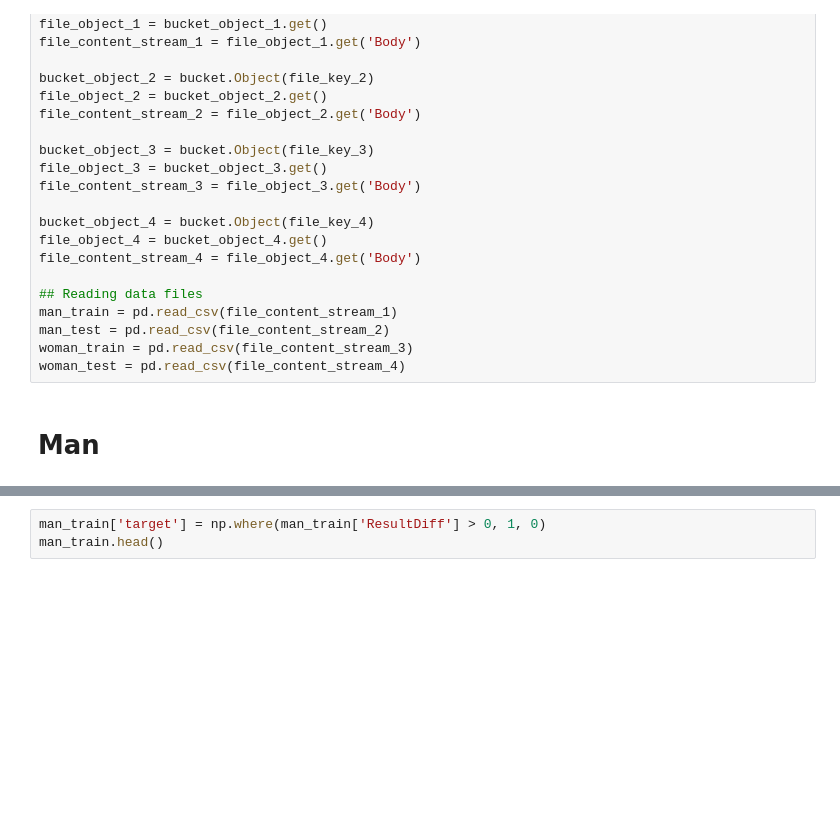
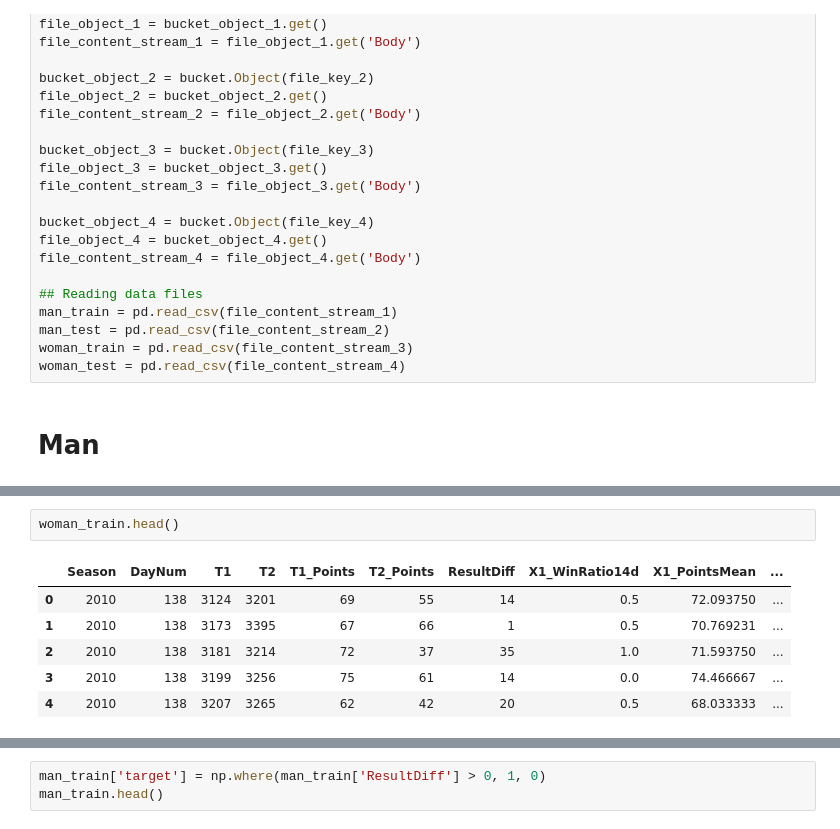
Before and after one commit to Analytics-Data-Science-and-Tech/Analytics_Data_Science, a Jupyter notebook: March-Mania-2023/Data_Exploration.ipynb, the cells around one changed output, grey strips where cells are left out. Saved outputs shown, nothing was run; the diff lists cells and outputs as text; blank space fills up the shorter version.

```diff
--- a/March-Mania-2023/Data_Exploration.ipynb
+++ b/March-Mania-2023/Data_Exploration.ipynb
@@ -84,0 +85,9 @@ man_test.head()
+# %%
+woman_train.head()
+# %% [output]
+|  | Season | DayNum | T1 | T2 | T1_Points | T2_Points | ResultDiff | X1_WinRatio14d | X1_PointsMean | ... |
+| 0 | 2010 | 138 | 3124 | 3201 | 69 | 55 | 14 | 0.5 | 72.093750 | ... |
+| 1 | 2010 | 138 | 3173 | 3395 | 67 | 66 | 1 | 0.5 | 70.769231 | ... |
+| 2 | 2010 | 138 | 3181 | 3214 | 72 | 37 | 35 | 1.0 | 71.593750 | ... |
+| 3 | 2010 | 138 | 3199 | 3256 | 75 | 61 | 14 | 0.0 | 74.466667 | ... |
+| 4 | 2010 | 138 | 3207 | 3265 | 62 | 42 | 20 | 0.5 | 68.033333 | ... |
```
Also changed, not shown: parts of 2 cells of this notebook.
